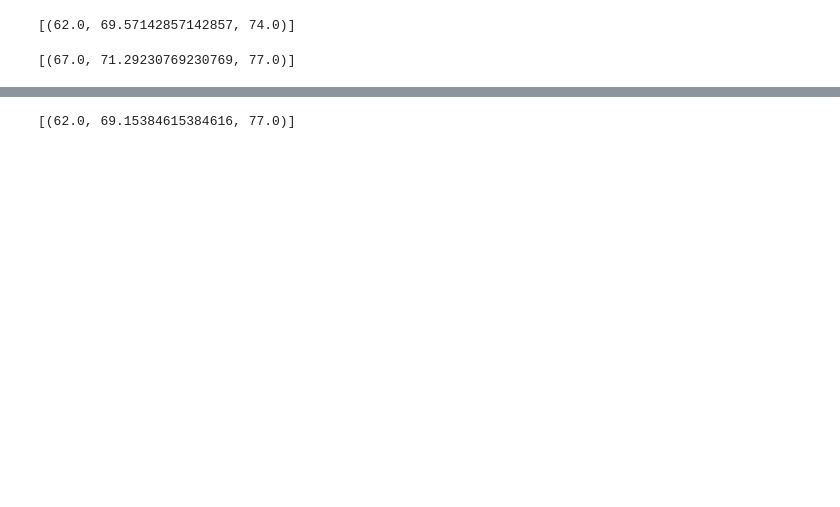
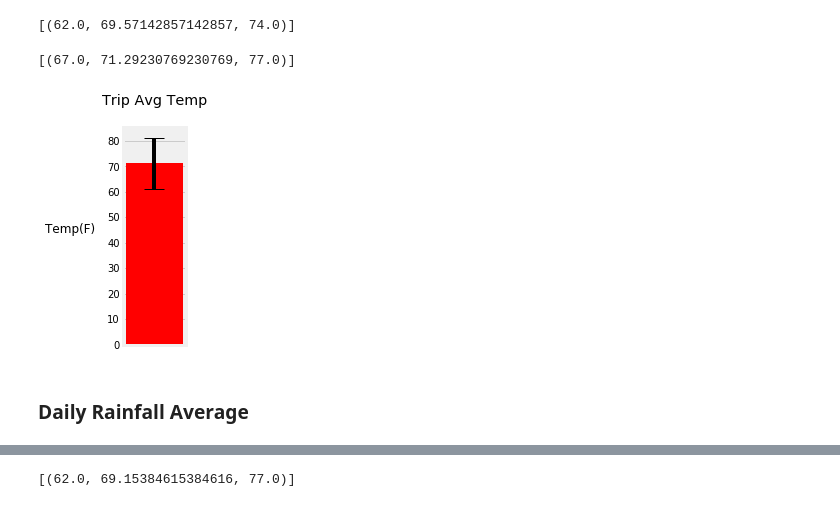
Before and after one commit to scottinsactown/Hawaii-Climate-Analysis, a Jupyter notebook: climate_analysis.ipynb, the cells around one changed output, grey strips where cells are left out. Cells and saved outputs as stored; diff of their text form; code cells hidden in the pictures; blank space fills up the shorter version.

```diff
--- a/climate_analysis.ipynb
+++ b/climate_analysis.ipynb
@@ -230 +246,12 @@ print(calc_temps('2016-12-01','2016-12-10'))
+# %%
+# Plot query as a bar chart with error bar.
+fig, ax = plt.subplots(figsize=(1,4))
+ax.bar(1, 71.3, yerr=(77.0-67.0),align='center', color='red', ecolor='black', capsize=10)
+plt.title('Trip Avg Temp\n')
+plt.ylabel('Temp(F)  ', rotation=0, ha='right')
+ax.xaxis.set_visible(False)
+# %% [output]
+[figure, added]
+# %% [markdown]
+### Daily Rainfall Average
 # %%
```
Also changed, not shown: parts of 32 cells of this notebook.
